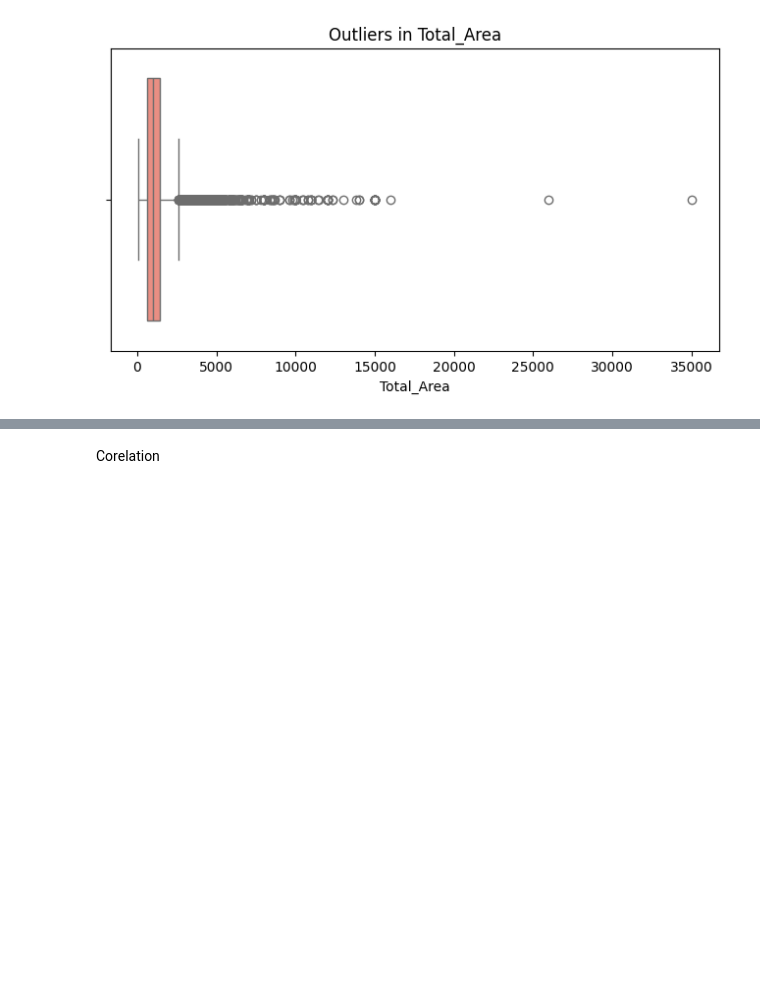
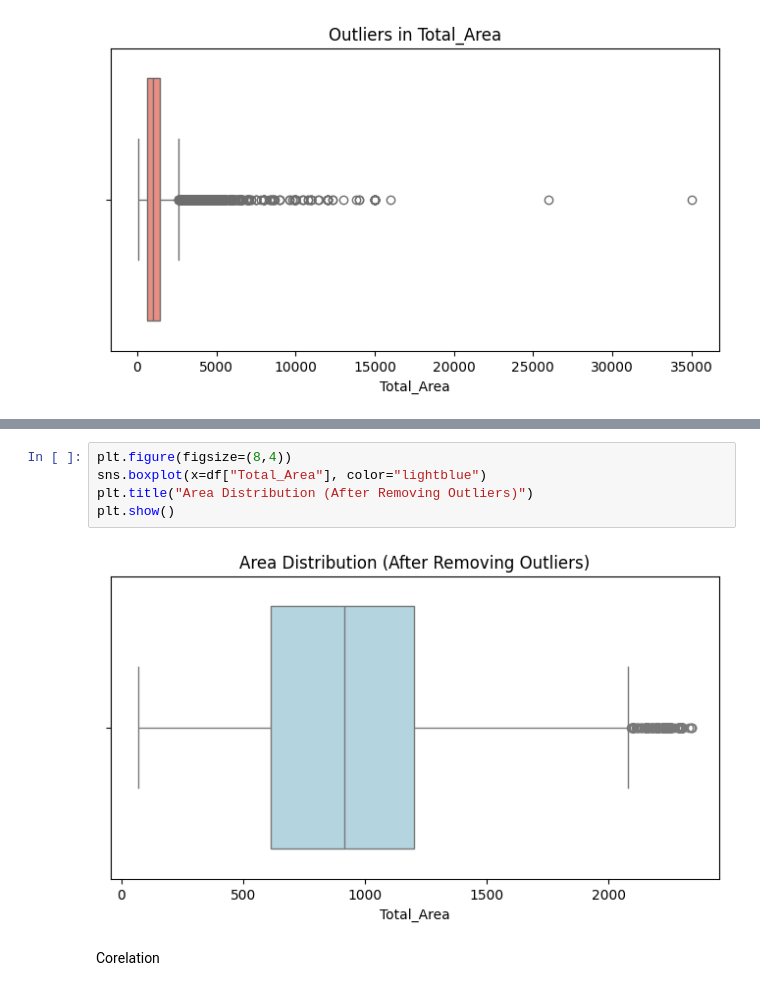
Before and after one commit to AabidMK/RealtyAI_Infosys_Internship_Aug2025, a Jupyter notebook: House Price prediction model.ipynb, the cells around one changed output, grey strips where cells are left out. Drawn from its saved outputs; the diff is of its cells as text; blank space fills up the shorter version.

```diff
--- a/House Price prediction model.ipynb
+++ b/House Price prediction model.ipynb
@@ -233,3 +312,10 @@ Total_Area: 1162 outliers detected
+# %%
+plt.figure(figsize=(8,4))
+sns.boxplot(x=df["Total_Area"], color="lightblue")
+plt.title("Area Distribution (After Removing Outliers)")
+plt.show()
+# %% [output]
+[figure, added]
 # %% [markdown]
 Corelation
 # %%
```
Also changed, not shown: parts of 16 cells of this notebook.
